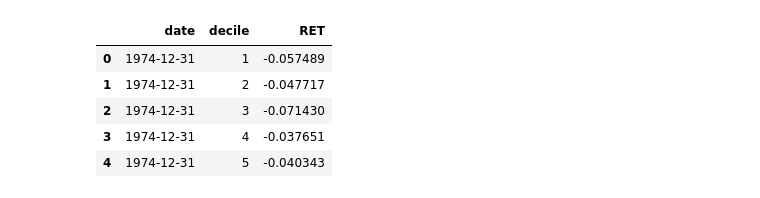
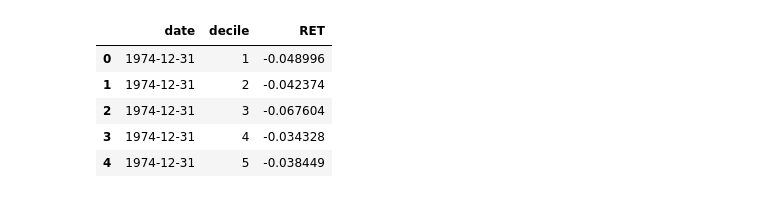
Before and after one commit to charlesrambo/equity_portfolios, a Jupyter notebook: momentum.ipynb, the cells around one changed output. Cells and saved outputs as stored; diff of their text form; code cells hidden in the pictures.

```diff
--- a/momentum.ipynb
+++ b/momentum.ipynb
@@ -92,28 +92,28 @@ stocks.drop(['Isvalid', 'PRC', 'SHROUT', 'PERMNO', 'MOM', 'flag'], axis = 1, inp
 # %%
 # Compute weights for returns; value weighted
 stocks['wt'] = stocks.groupby(['date', 'decile'])['ME_lag'].transform('sum')
 stocks['wt'] = stocks['ME_lag']/stocks['wt']
+
+# Undo log return calculate
+stocks['RET'] = stocks['RET'].apply(np.exp) - 1
 
 # Weight returns
 stocks['RET'] = stocks['RET'] * stocks['wt']
 
 # Compute sume
 W = stocks[['date', 'decile', 'RET']].groupby(['date', 'decile'])['RET'].sum().reset_index()
 
 # Add 1 to deciles to avoid confusion
 W['decile'] = 1 + W['decile']
 
-# Undo log return calculate
-W['RET'] = W['RET'].apply(np.exp) - 1
-
 W.head()
 # %% [output]
 |  | date | decile | RET |
-| 0 | 1974-12-31 | 1 | -0.057489 |
-| 1 | 1974-12-31 | 2 | -0.047717 |
-| 2 | 1974-12-31 | 3 | -0.071430 |
-| 3 | 1974-12-31 | 4 | -0.037651 |
-| 4 | 1974-12-31 | 5 | -0.040343 |
+| 0 | 1974-12-31 | 1 | -0.048996 |
+| 1 | 1974-12-31 | 2 | -0.042374 |
+| 2 | 1974-12-31 | 3 | -0.067604 |
+| 3 | 1974-12-31 | 4 | -0.034328 |
+| 4 | 1974-12-31 | 5 | -0.038449 |
 # %%
 # Make each decile its own column
 deciles = W.pivot(index = 'date', columns = 'decile', values = 'RET').reset_index()
```
Also changed, not shown: parts of 4 cells of this notebook, 1 other file.
